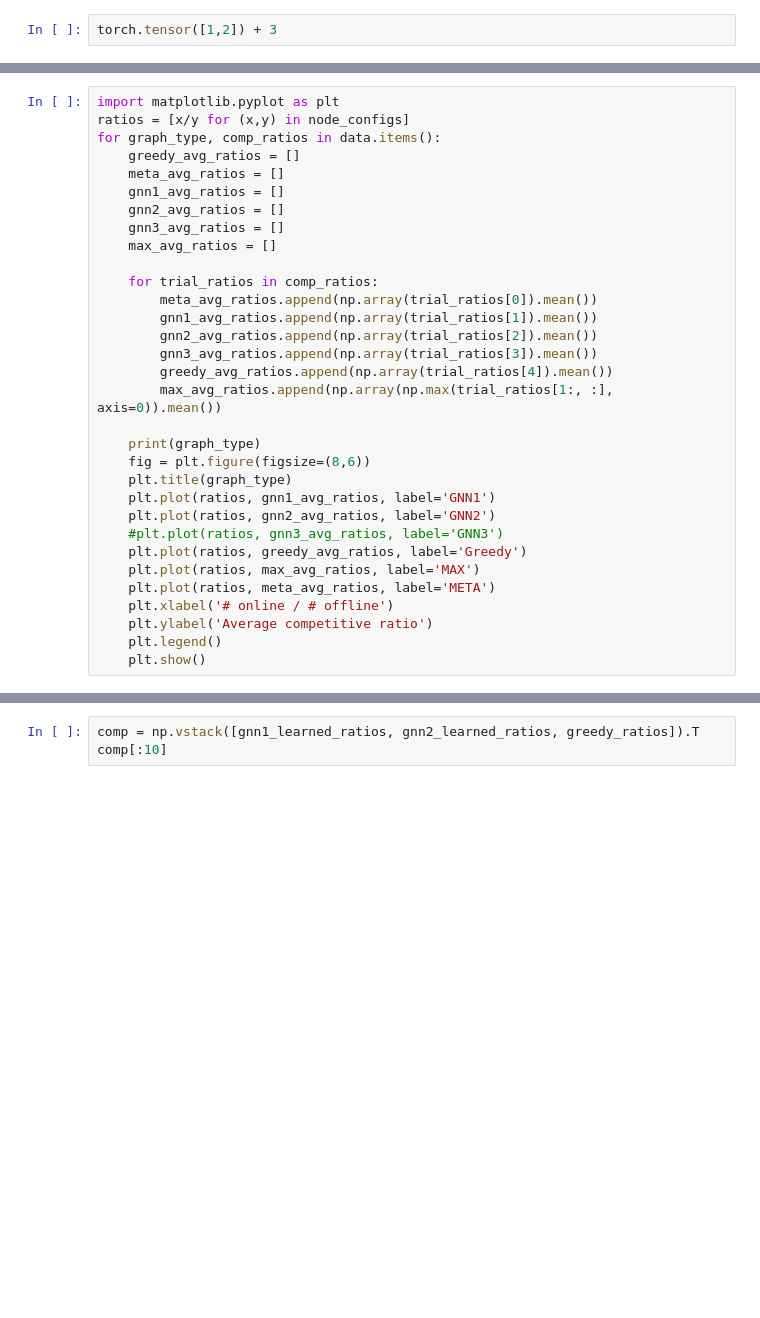
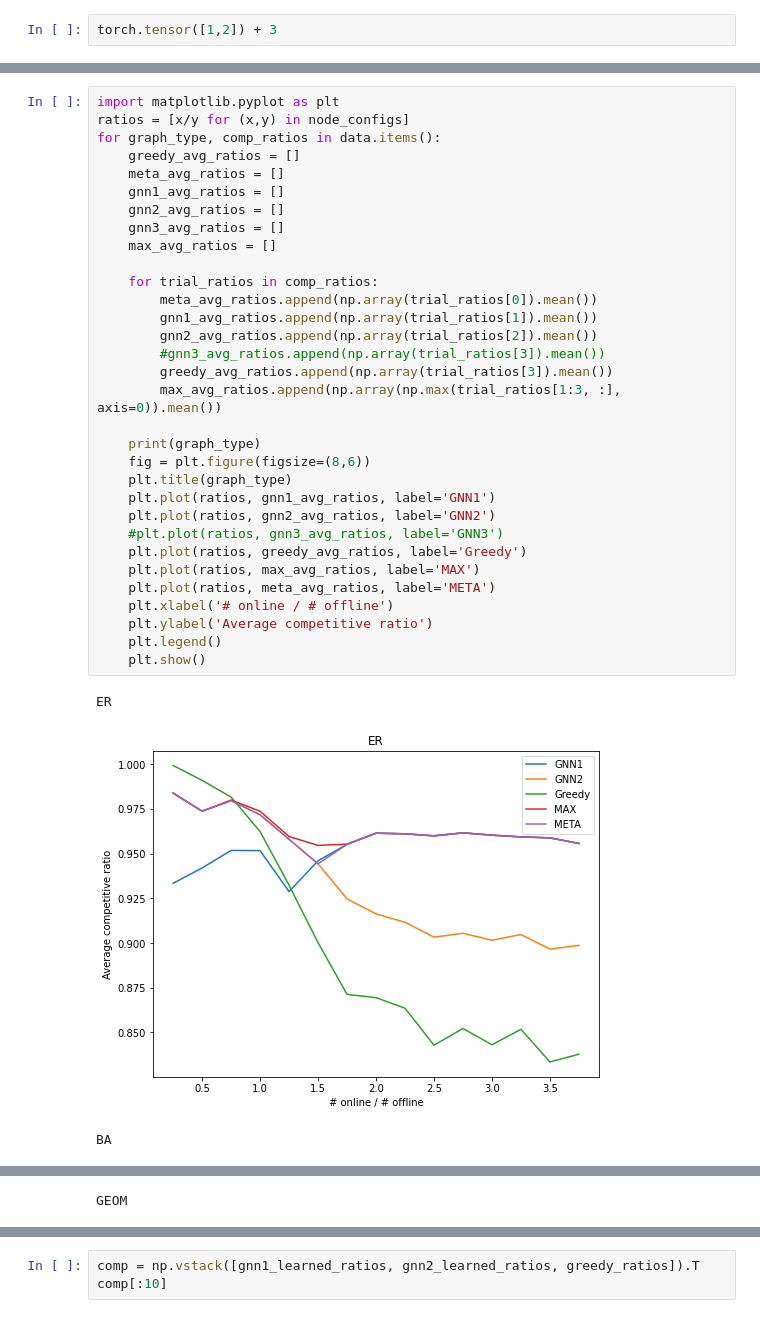
Before and after one commit to anders-wikum/GNN-OBM, a Jupyter notebook: notebooks/meta_learner.ipynb, the cells around one changed output, grey strips where cells are left out. Cells and saved outputs as stored; diff of their text form; blank space fills up the shorter version.

```diff
--- a/notebooks/meta_learner.ipynb
+++ b/notebooks/meta_learner.ipynb
@@ -549,32 +747,36 @@ for graph_config in graph_configs:
 # %%
 import matplotlib.pyplot as plt
 ratios = [x/y for (x,y) in node_configs]
 for graph_type, comp_ratios in data.items():
     greedy_avg_ratios = []
     meta_avg_ratios = []
     gnn1_avg_ratios = []
     gnn2_avg_ratios = []
     gnn3_avg_ratios = []
     max_avg_ratios = []
 
     for trial_ratios in comp_ratios:
         meta_avg_ratios.append(np.array(trial_ratios[0]).mean())
         gnn1_avg_ratios.append(np.array(trial_ratios[1]).mean())
         gnn2_avg_ratios.append(np.array(trial_ratios[2]).mean())
-        gnn3_avg_ratios.append(np.array(trial_ratios[3]).mean())
-        greedy_avg_ratios.append(np.array(trial_ratios[4]).mean())
-        max_avg_ratios.append(np.array(np.max(trial_ratios[1:, :], axis=0)).mean())
+        #gnn3_avg_ratios.append(np.array(trial_ratios[3]).mean())
+        greedy_avg_ratios.append(np.array(trial_ratios[3]).mean())
+        max_avg_ratios.append(np.array(np.max(trial_ratios[1:3, :], axis=0)).mean())
 
     print(graph_type)
     fig = plt.figure(figsize=(8,6))
     plt.title(graph_type)
     plt.plot(ratios, gnn1_avg_ratios, label='GNN1')
     plt.plot(ratios, gnn2_avg_ratios, label='GNN2')
     #plt.plot(ratios, gnn3_avg_ratios, label='GNN3')
     plt.plot(ratios, greedy_avg_ratios, label='Greedy')
     plt.plot(ratios, max_avg_ratios, label='MAX')
     plt.plot(ratios, meta_avg_ratios, label='META')
     plt.xlabel('# online / # offline')
     plt.ylabel('Average competitive ratio')
     plt.legend()
     plt.show()
+# %% [output]
+ER
+[figure, added]
+BA
@@ -580,0 +784 @@ for graph_type, comp_ratios in data.items():
+GEOM
```
Also changed, not shown: parts of 19 cells of this notebook, 5 other files.
